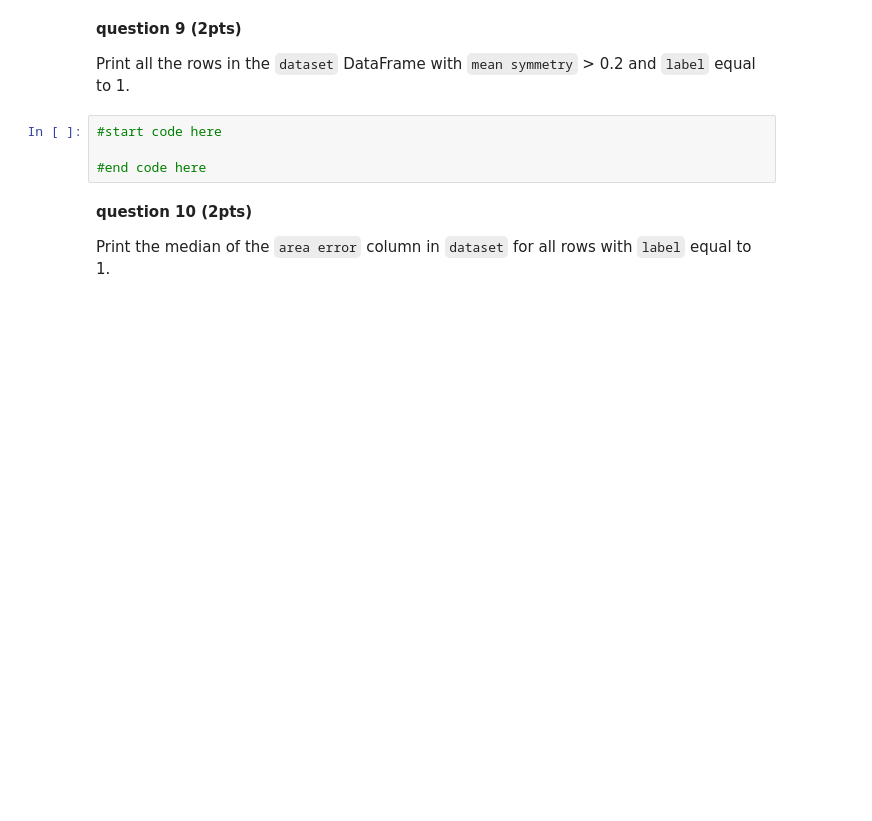
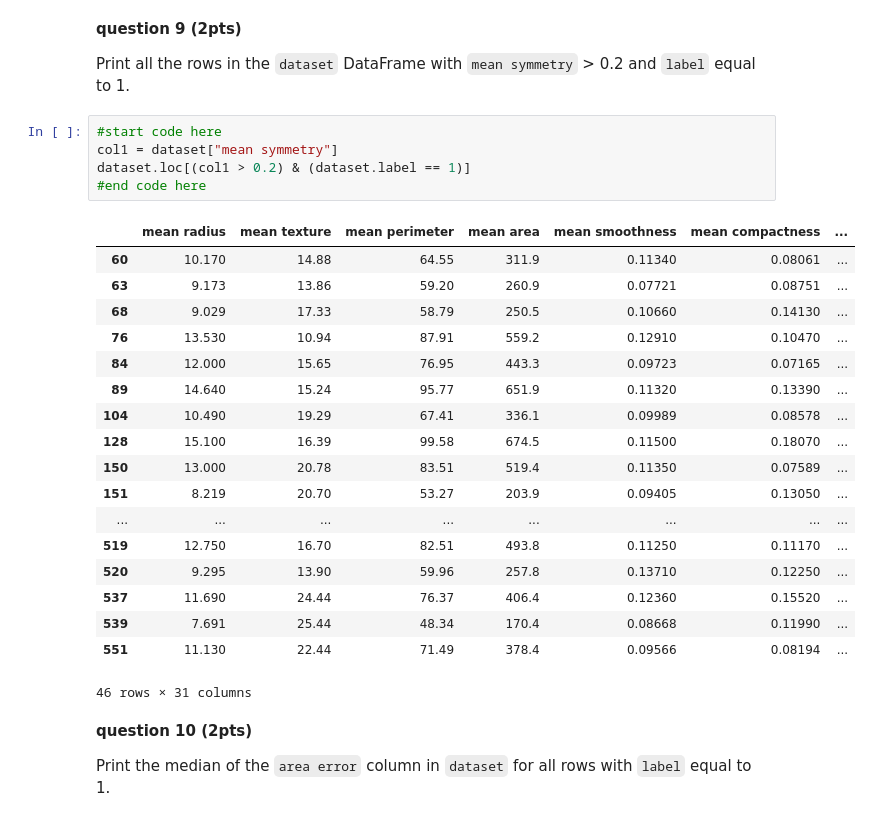
Before and after one commit to Bente-Verhaegen/-D012513A_Python_20230124, a Jupyter notebook: Practical Python Specialized Bioinformatics 20230124.ipynb, the cells around one changed output. Drawn from its saved outputs; the diff is of its cells as text; blank space fills up the shorter version.

```diff
--- a/Practical Python Specialized Bioinformatics 20230124.ipynb
+++ b/Practical Python Specialized Bioinformatics 20230124.ipynb
@@ -121,8 +209,28 @@ cols_to_print = ['mean area','mean concavity','mean symmetry','label']
 Print all the rows in the `dataset` DataFrame with `mean symmetry` > 0.2 and `label` equal to 1.
 # %%
 #start code here
-
+col1 = dataset["mean symmetry"]
+dataset.loc[(col1 > 0.2) & (dataset.label == 1)]
 #end code here
+# %% [output]
+|  | mean radius | mean texture | mean perimeter | mean area | mean smoothness | mean compactness | ... |
+| 60 | 10.170 | 14.88 | 64.55 | 311.9 | 0.11340 | 0.08061 | ... |
+| 63 | 9.173 | 13.86 | 59.20 | 260.9 | 0.07721 | 0.08751 | ... |
+| 68 | 9.029 | 17.33 | 58.79 | 250.5 | 0.10660 | 0.14130 | ... |
+| 76 | 13.530 | 10.94 | 87.91 | 559.2 | 0.12910 | 0.10470 | ... |
+| 84 | 12.000 | 15.65 | 76.95 | 443.3 | 0.09723 | 0.07165 | ... |
+| 89 | 14.640 | 15.24 | 95.77 | 651.9 | 0.11320 | 0.13390 | ... |
+| 104 | 10.490 | 19.29 | 67.41 | 336.1 | 0.09989 | 0.08578 | ... |
+| 128 | 15.100 | 16.39 | 99.58 | 674.5 | 0.11500 | 0.18070 | ... |
+| 150 | 13.000 | 20.78 | 83.51 | 519.4 | 0.11350 | 0.07589 | ... |
+| 151 | 8.219 | 20.70 | 53.27 | 203.9 | 0.09405 | 0.13050 | ... |
+| ... | ... | ... | ... | ... | ... | ... | ... |
+| 519 | 12.750 | 16.70 | 82.51 | 493.8 | 0.11250 | 0.11170 | ... |
+| 520 | 9.295 | 13.90 | 59.96 | 257.8 | 0.13710 | 0.12250 | ... |
+| 537 | 11.690 | 24.44 | 76.37 | 406.4 | 0.12360 | 0.15520 | ... |
+| 539 | 7.691 | 25.44 | 48.34 | 170.4 | 0.08668 | 0.11990 | ... |
+| 551 | 11.130 | 22.44 | 71.49 | 378.4 | 0.09566 | 0.08194 | ... |
+46 rows × 31 columns
 # %% [markdown]
 **question 10 (2pts)**
 
```
Also changed, not shown: parts of 10 cells of this notebook.
